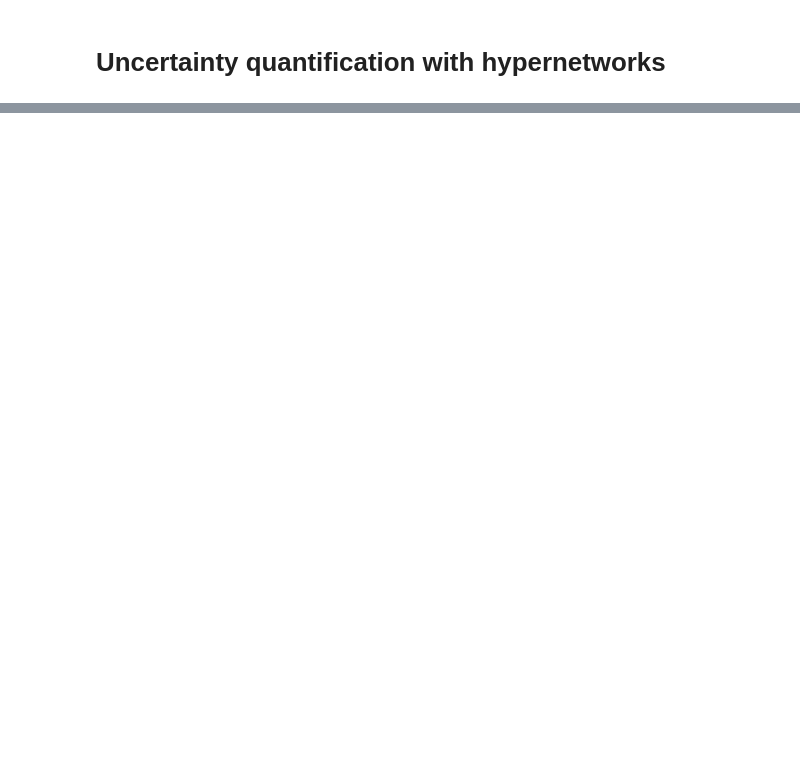
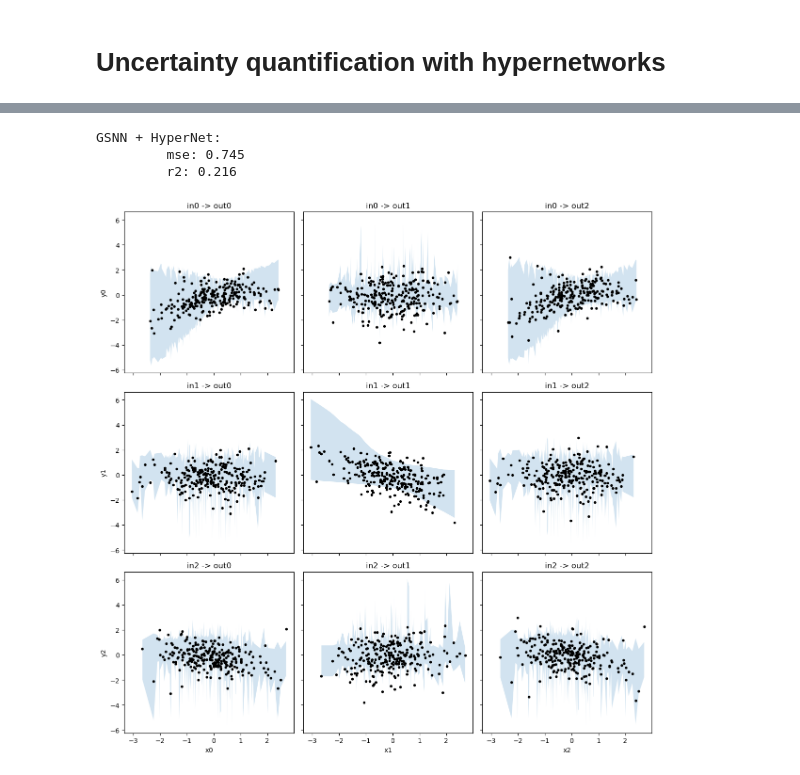
Before and after one commit to nathanieljevans/GSNN, a Jupyter notebook: docs/tutorials/07_UQ_with_HyperNetworks.ipynb, the cells around one changed output, grey strips where cells are left out. Saved outputs shown, nothing was run; the diff lists cells and outputs as text; code cells hidden in the pictures; blank space fills up the shorter version.

```diff
--- a/docs/tutorials/07_UQ_with_HyperNetworks.ipynb
+++ b/docs/tutorials/07_UQ_with_HyperNetworks.ipynb
@@ -152,0 +102,42 @@ plt.show()
+# %%
+model.eval()
+with torch.no_grad():
+    yhat_test = model(x_test.to(device), samples=250).detach().cpu().numpy()
+
+mse = np.mean((yhat_test.mean(0) - y_test.detach().cpu().numpy())**2)
+r2 = corr_score(y_test.detach().cpu().numpy(), yhat_test.mean(0), method='r2', multioutput='uniform_weighted')
+
+print('GSNN + HyperNet:')
+print(f'\t mse: {mse:.3f}')
+print(f'\t r2: {r2:.3f}')
+# %% [output]
+GSNN + HyperNet:
+         mse: 0.745
+         r2: 0.216
+# %%
+yhat_lcb = np.quantile(yhat_test, 0.05, axis=0)
+yhat_ucb = np.quantile(yhat_test, 0.95, axis=0)
+yhat_mean = yhat_test.mean(axis=0)
+
+f,axes = plt.subplots(3,3, figsize=(12,12), sharex=True, sharey=True)
+
+for xi in range(3):
+    for yi in range(3):
+
+        axes[xi,yi].plot(x_test[:,xi], y_test[:,yi], 'k.')
+
+        x_argsort = np.argsort(x_test[:,xi])
+        axes[xi,yi].fill_between(x_test[x_argsort,xi], yhat_lcb[x_argsort,yi], yhat_ucb[x_argsort,yi], alpha=0.2)
+        axes[xi,yi].set_title(f'{input_nodes[xi]} -> {output_nodes[yi]}')
+
+axes[0,0].set_ylabel('y0')
+axes[1,0].set_ylabel('y1')
+axes[2,0].set_ylabel('y2')
+
+axes[2,0].set_xlabel('x0')
+axes[2,1].set_xlabel('x1')
+axes[2,2].set_xlabel('x2')
+plt.tight_layout()
+plt.show()
+# %% [output]
+[figure, added]
```
Also changed, not shown: parts of 27 cells of this notebook, 3 other files.
